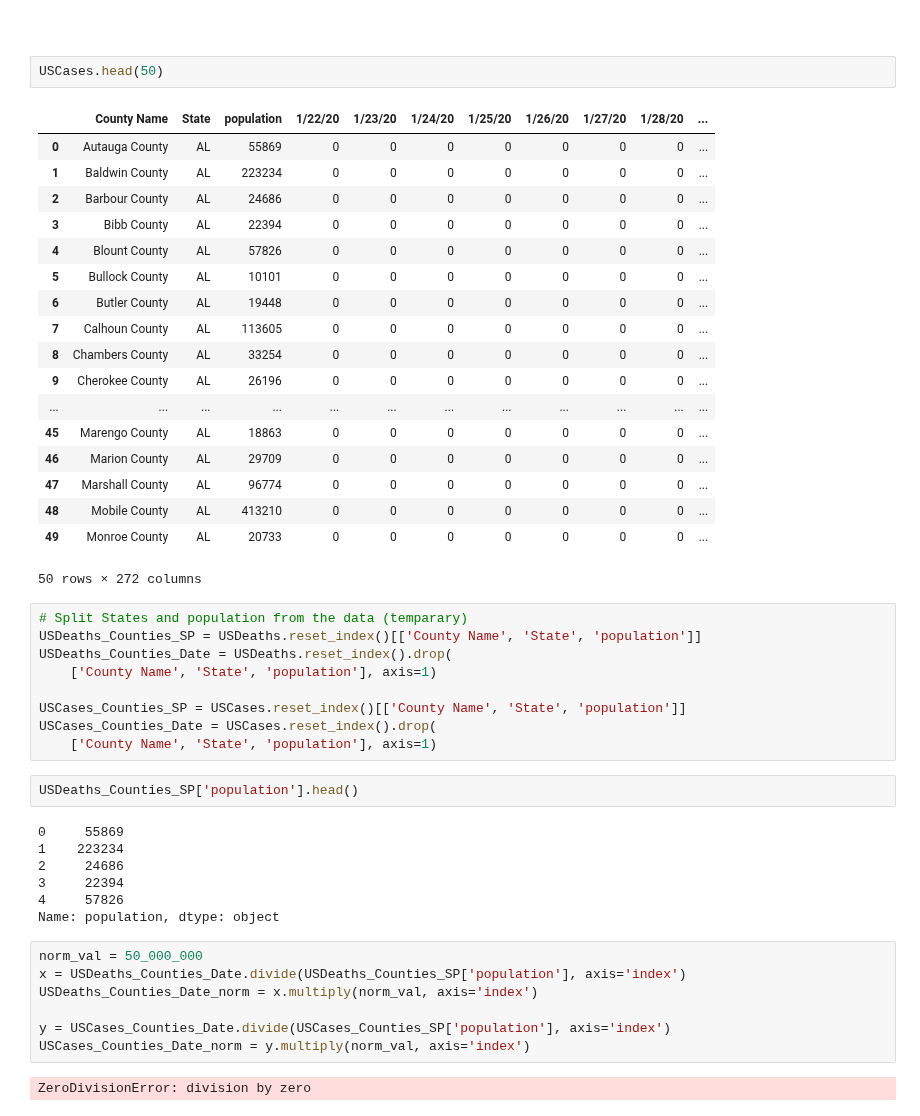
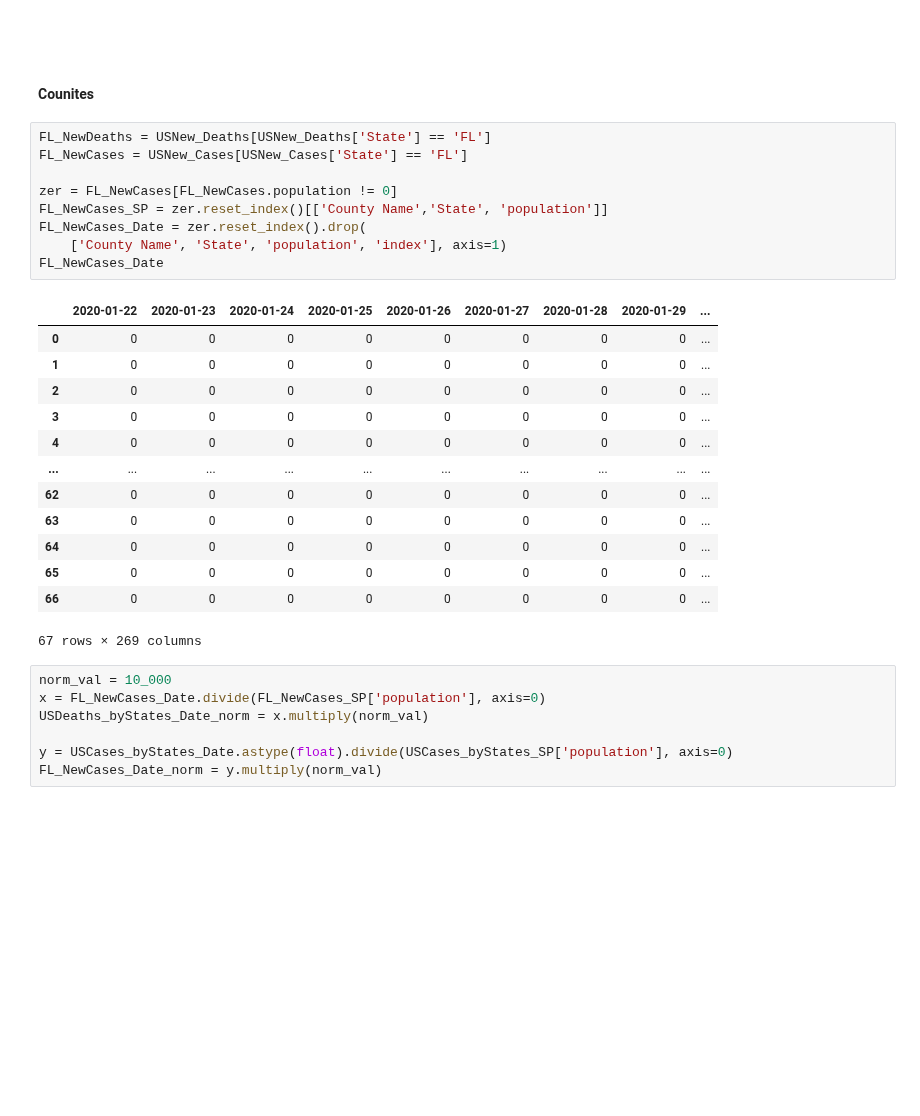
Before and after one commit to HarinB4/Covid-19DataProject, a Jupyter notebook: src/Stage_II/Ali/Stat.ipynb, the cells around one changed output. Cells and saved outputs as stored; diff of their text form; blank space fills up the shorter version.

```diff
--- a/src/Stage_II/Ali/Stat.ipynb
+++ b/src/Stage_II/Ali/Stat.ipynb
@@ -170,51 +205,35 @@ plotly.offline.iplot(fig, filename = '')
 [interactive output not drawn]
 # %% [markdown]
 ####
-# %%
-USCases.head(50)
-# %% [output]
-|  | County Name | State | population | 1/22/20 | 1/23/20 | 1/24/20 | 1/25/20 | 1/26/20 | 1/27/20 | 1/28/20 | ... |
-| 0 | Autauga County | AL | 55869 | 0 | 0 | 0 | 0 | 0 | 0 | 0 | ... |
-| 1 | Baldwin County | AL | 223234 | 0 | 0 | 0 | 0 | 0 | 0 | 0 | ... |
-| 2 | Barbour County | AL | 24686 | 0 | 0 | 0 | 0 | 0 | 0 | 0 | ... |
-| 3 | Bibb County | AL | 22394 | 0 | 0 | 0 | 0 | 0 | 0 | 0 | ... |
-| 4 | Blount County | AL | 57826 | 0 | 0 | 0 | 0 | 0 | 0 | 0 | ... |
-| 5 | Bullock County | AL | 10101 | 0 | 0 | 0 | 0 | 0 | 0 | 0 | ... |
-| 6 | Butler County | AL | 19448 | 0 | 0 | 0 | 0 | 0 | 0 | 0 | ... |
-| 7 | Calhoun County | AL | 113605 | 0 | 0 | 0 | 0 | 0 | 0 | 0 | ... |
-| 8 | Chambers County | AL | 33254 | 0 | 0 | 0 | 0 | 0 | 0 | 0 | ... |
-| 9 | Cherokee County | AL | 26196 | 0 | 0 | 0 | 0 | 0 | 0 | 0 | ... |
-| ... | ... | ... | ... | ... | ... | ... | ... | ... | ... | ... | ... |
-| 45 | Marengo County | AL | 18863 | 0 | 0 | 0 | 0 | 0 | 0 | 0 | ... |
-| 46 | Marion County | AL | 29709 | 0 | 0 | 0 | 0 | 0 | 0 | 0 | ... |
-| 47 | Marshall County | AL | 96774 | 0 | 0 | 0 | 0 | 0 | 0 | 0 | ... |
-| 48 | Mobile County | AL | 413210 | 0 | 0 | 0 | 0 | 0 | 0 | 0 | ... |
-| 49 | Monroe County | AL | 20733 | 0 | 0 | 0 | 0 | 0 | 0 | 0 | ... |
-50 rows × 272 columns
-# %%
-# Split States and population from the data (temparary)
-USDeaths_Counties_SP = USDeaths.reset_index()[['County Name', 'State', 'population']]
-USDeaths_Counties_Date = USDeaths.reset_index().drop(
-    ['County Name', 'State', 'population'], axis=1)
-
-USCases_Counties_SP = USCases.reset_index()[['County Name', 'State', 'population']]
-USCases_Counties_Date = USCases.reset_index().drop(
-    ['County Name', 'State', 'population'], axis=1)
-# %%
-USDeaths_Counties_SP['population'].head()
-# %% [output]
-0     55869
-1    223234
-2     24686
-3     22394
-4     57826
-Name: population, dtype: object
+# %% [markdown]
+#### Counites
+# %%
+FL_NewDeaths = USNew_Deaths[USNew_Deaths['State'] == 'FL']
+FL_NewCases = USNew_Cases[USNew_Cases['State'] == 'FL']
+
+zer = FL_NewCases[FL_NewCases.population != 0]
+FL_NewCases_SP = zer.reset_index()[['County Name','State', 'population']]
+FL_NewCases_Date = zer.reset_index().drop(
+    ['County Name', 'State', 'population', 'index'], axis=1)
+FL_NewCases_Date
+# %% [output]
+|  | 2020-01-22 | 2020-01-23 | 2020-01-24 | 2020-01-25 | 2020-01-26 | 2020-01-27 | 2020-01-28 | 2020-01-29 | ... |
+| 0 | 0 | 0 | 0 | 0 | 0 | 0 | 0 | 0 | ... |
+| 1 | 0 | 0 | 0 | 0 | 0 | 0 | 0 | 0 | ... |
+| 2 | 0 | 0 | 0 | 0 | 0 | 0 | 0 | 0 | ... |
+| 3 | 0 | 0 | 0 | 0 | 0 | 0 | 0 | 0 | ... |
+| 4 | 0 | 0 | 0 | 0 | 0 | 0 | 0 | 0 | ... |
+| ... | ... | ... | ... | ... | ... | ... | ... | ... | ... |
+| 62 | 0 | 0 | 0 | 0 | 0 | 0 | 0 | 0 | ... |
+| 63 | 0 | 0 | 0 | 0 | 0 | 0 | 0 | 0 | ... |
+| 64 | 0 | 0 | 0 | 0 | 0 | 0 | 0 | 0 | ... |
+| 65 | 0 | 0 | 0 | 0 | 0 | 0 | 0 | 0 | ... |
+| 66 | 0 | 0 | 0 | 0 | 0 | 0 | 0 | 0 | ... |
+67 rows × 269 columns
 # %%
-norm_val = 50_000_000
-x = USDeaths_Counties_Date.divide(USDeaths_Counties_SP['population'], axis='index')
-USDeaths_Counties_Date_norm = x.multiply(norm_val, axis='index')
+norm_val = 10_000
+x = FL_NewCases_Date.divide(FL_NewCases_SP['population'], axis=0)
+USDeaths_byStates_Date_norm = x.multiply(norm_val)
 
-y = USCases_Counties_Date.divide(USCases_Counties_SP['population'], axis='index')
-USCases_Counties_Date_norm = y.multiply(norm_val, axis='index')
+y = USCases_byStates_Date.astype(float).divide(USCases_byStates_SP['population'], axis=0)
+FL_NewCases_Date_norm = y.multiply(norm_val)
-# %% [output]
-ZeroDivisionError: division by zero
```
Also changed, not shown: parts of 42 cells of this notebook.
